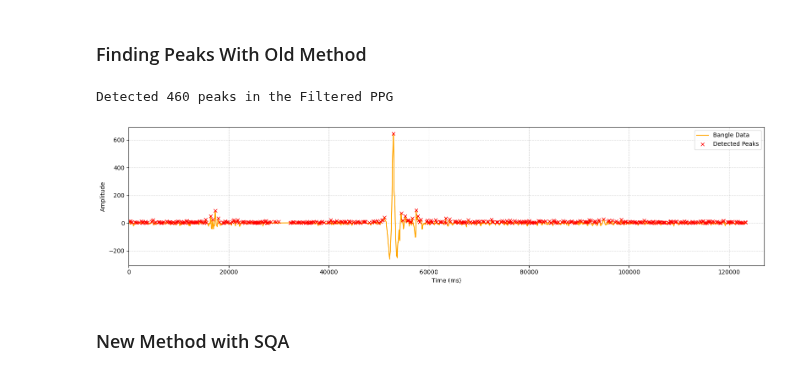
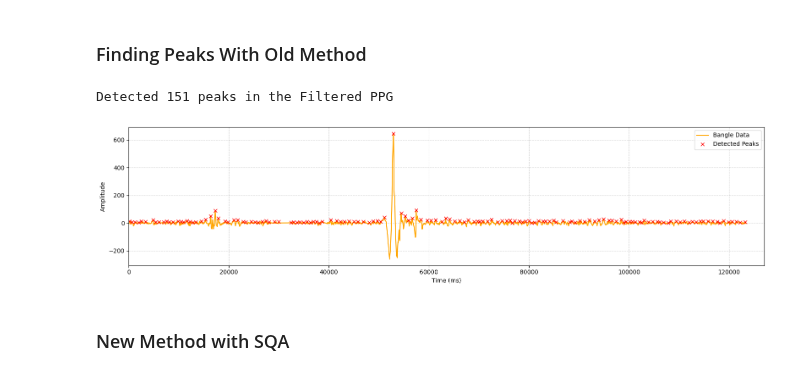
Before and after one commit to Showmick119/Benchmarking-Signal-Processing-Packages, a Jupyter notebook: HRV105M-analysis/bangle.ipynb, the cells around one changed output. Cells and saved outputs as stored; diff of their text form; code cells hidden in the pictures.

```diff
--- a/HRV105M-analysis/bangle.ipynb
+++ b/HRV105M-analysis/bangle.ipynb
@@ -77,26 +77,27 @@ Estimated PPG sampling rate: 40.7 Hz
 # %% [markdown]
 ### Finding Peaks With Old Method
 # %%
-from scipy.signal import find_peaks
+from scipy.signal import find_peaks, find_peaks_cwt
 
 min_dist = int(0.5 * fs)
-peaks, props = find_peaks(ppg_filt, height=np.mean(ppg_filt))
+peaks, props = find_peaks(ppg_filt, distance=min_dist, height=np.mean(ppg_filt))
+# peaks = find_peaks_cwt(ppg_filt, widths=min_dist)
 
 print(f"Detected {len(peaks)} peaks in the Filtered PPG")
 
 plt.figure(figsize=(16, 4))
 plt.plot(timestamps, ppg_filt, c='orange', label="Bangle Data")
 plt.plot(timestamps[peaks], ppg_filt[peaks], 'x', c='red', label="Detected Peaks")
 plt.grid(which='both', axis='both', linestyle='--', alpha=0.5)
 plt.xlabel("Time (ms)")
 plt.ylabel("Amplitude")
 plt.legend()
 plt.xlim(left=0, right=127000)
 plt.tight_layout()
 plt.show()
 # %% [output]
-Detected 460 peaks in the Filtered PPG
+Detected 151 peaks in the Filtered PPG
-[figure, old version]
+[figure, new version]
 # %% [markdown]
 ### New Method with SQA
 # %%
```
